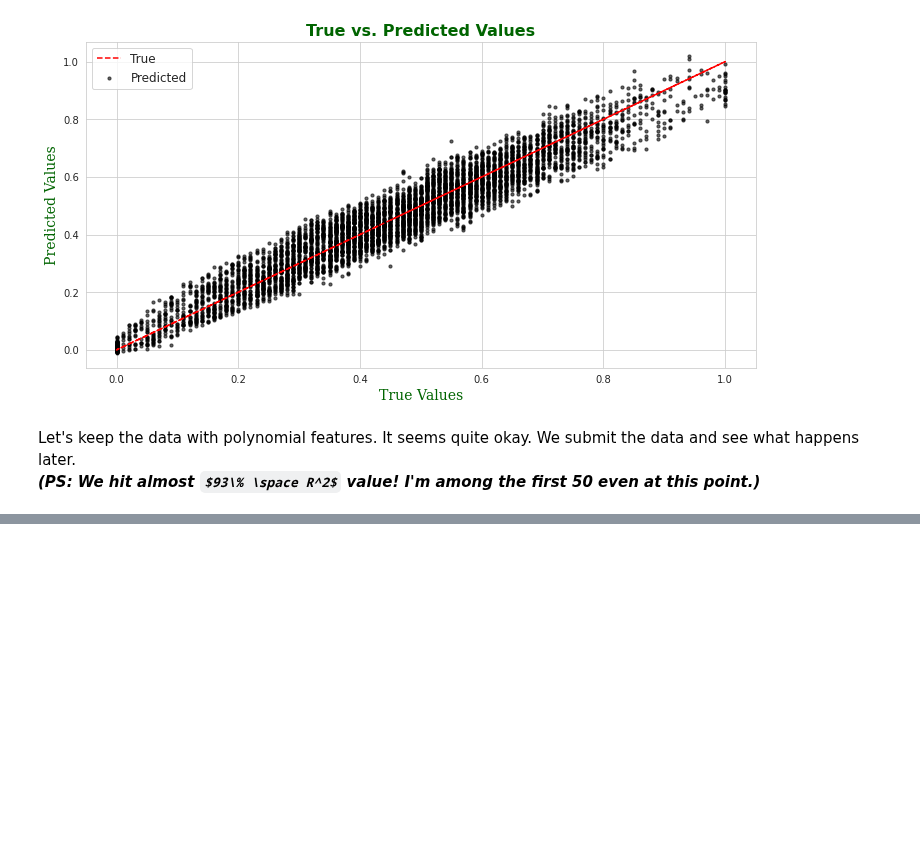
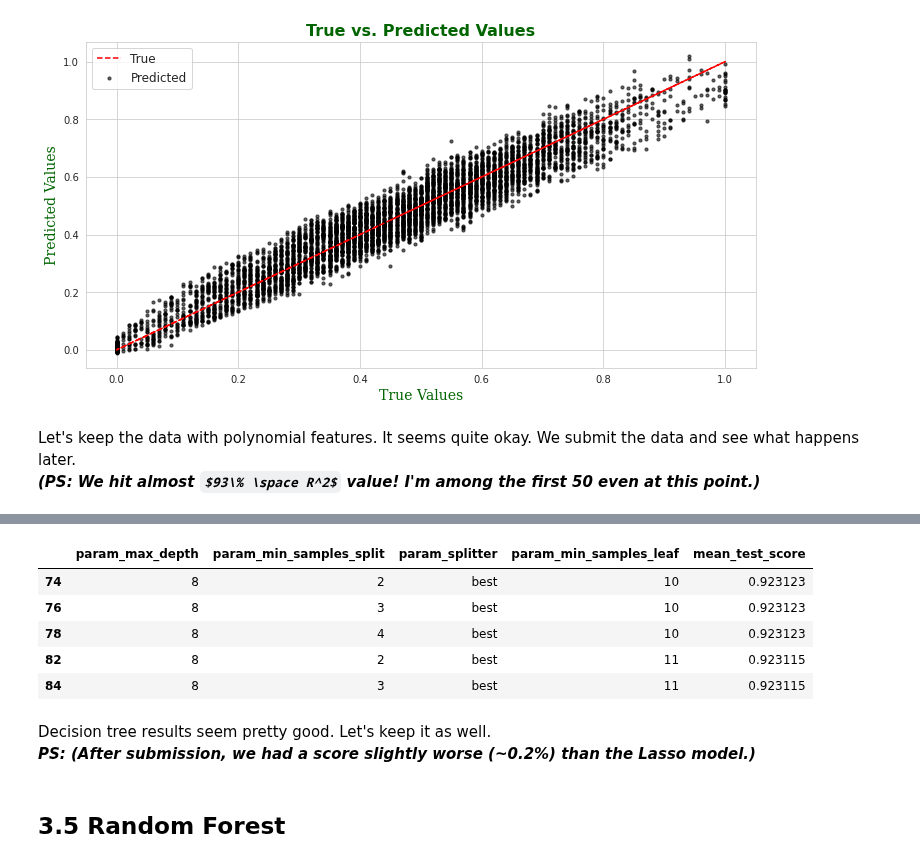
Before and after one commit to gulmert89/bootcamp_files, a Jupyter notebook: burning_out.ipynb, the cells around one changed output, grey strips where cells are left out. Drawn from its saved outputs; the diff is of its cells as text; code cells hidden in the pictures; some formulas as TeX source; blank space fills up the shorter version.

```diff
--- a/burning_out.ipynb
+++ b/burning_out.ipynb
@@ -869,0 +880,24 @@ del lasso_CV_score, ridge_CV_score, elasticNet_CV_score, poly, lasso_CV_poly,\
+# %%
+knn_model = KNeighborsRegressor(n_jobs=-1)
+knn_params = {"n_neighbors":range(10,20),
+              "weights":("uniform", "distance"),
+              "metric":("euclidean", "minkowski", "manhattan")
+              }
+# %%
+def train_model(estimator, parameters, cv=10, verbose=1):
+    """Function to train your model with a grid search.
+    Just provide the function an estimator and its parameters.
+    Optionally, you can change 'cv' or 'verbose' values as well.
+    'estimator' example: knn_model
+    'parameters' example: knn_params"""
+    gridCV = GridSearchCV(estimator=estimator,
+                          param_grid=parameters,
+                          n_jobs=-1,
+                          cv=cv,
+                          verbose=verbose)
+    gridCV.fit(X_train_std, y_train)
+
+    print("\nBest training parameters:", gridCV.best_params_)
+    print("Best training score: {:.4f}".format(gridCV.best_score_))
+    show_errors(y_val, gridCV.predict(X_val_std))
+    return gridCV
@@ -869,0 +938,9 @@ del lasso_CV_score, ridge_CV_score, elasticNet_CV_score, poly, lasso_CV_poly,\
+# %%
+tree_model = DecisionTreeRegressor(random_state=19)
+tree_params = {"max_depth":range(8,10),
+               "min_samples_split":range(2,5),
+               "splitter":("best", "random"),
+               "min_samples_leaf":range(5,15)
+              }
+
+tree_gridCV = train_model(tree_model, tree_params)
@@ -869,0 +958,17 @@ del lasso_CV_score, ridge_CV_score, elasticNet_CV_score, poly, lasso_CV_poly,\
+# %%
+tree_results = pd.DataFrame(tree_gridCV.cv_results_)
+tree_results = tree_results[["param_max_depth",
+                             "param_min_samples_split",
+                             "param_splitter",
+                             "param_min_samples_leaf",
+                             "mean_test_score"]]
+tree_results = tree_results.sort_values(by="mean_test_score",
+                                        ascending=False)
+tree_results.head()
+# %% [output]
+|  | param_max_depth | param_min_samples_split | param_splitter | param_min_samples_leaf | mean_test_score |
+| 74 | 8 | 2 | best | 10 | 0.923123 |
+| 76 | 8 | 3 | best | 10 | 0.923123 |
+| 78 | 8 | 4 | best | 10 | 0.923123 |
+| 82 | 8 | 2 | best | 11 | 0.923115 |
+| 84 | 8 | 3 | best | 11 | 0.923115 |
@@ -869,0 +980,5 @@ del lasso_CV_score, ridge_CV_score, elasticNet_CV_score, poly, lasso_CV_poly,\
+# %% [markdown]
+Decision tree results seem pretty good. Let's keep it as well.<br>
+***PS: (After submission, we had a score slightly worse (~0.2%) than the Lasso model.)***
+# %% [markdown]
+## 3.5 Random Forest
```
Also changed, not shown: parts of 33 cells of this notebook.
